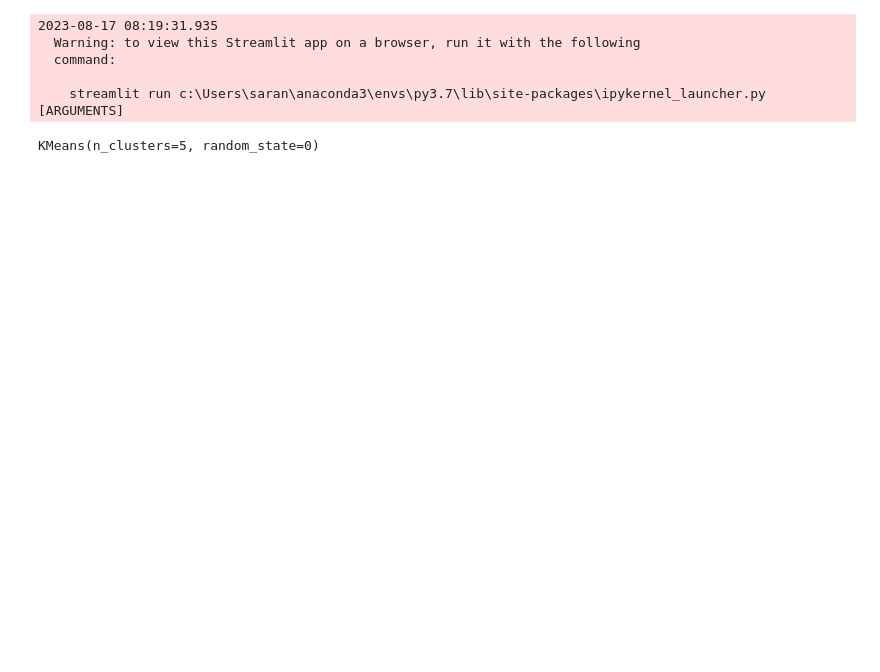
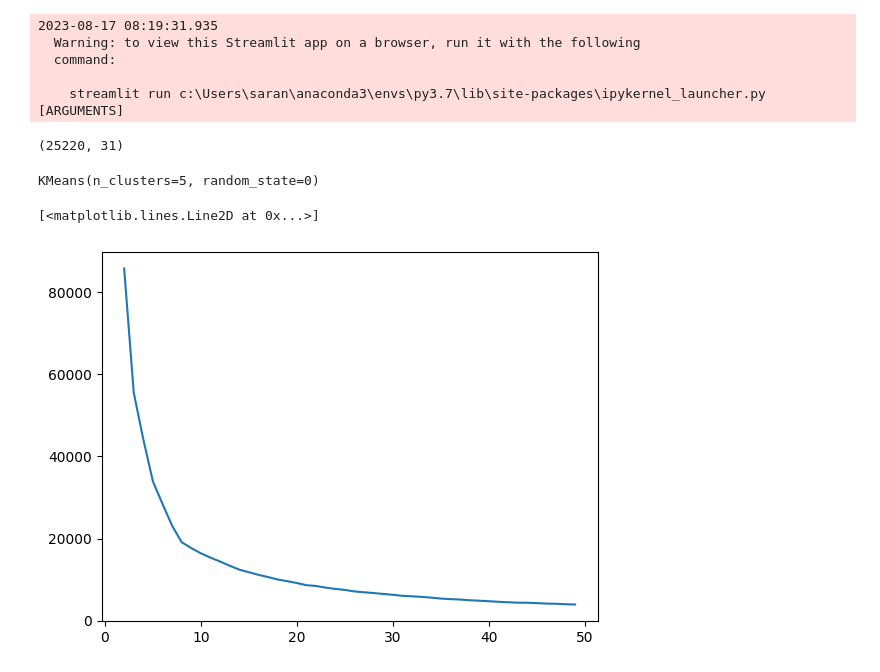
Before and after one commit to saran-rajendran/clustering-analysis, a Jupyter notebook: test.ipynb, the cells around one changed output. Drawn from its saved outputs; the diff is of its cells as text; code cells hidden in the pictures; blank space fills up the shorter version.

```diff
--- a/test.ipynb
+++ b/test.ipynb
@@ -58,8 +66,23 @@ df = pd.read_csv(r'.\data\20230619_09_7512_0037_Drahtprüfung.csv', sep=";")
+# %%
+df.shape
+# %% [output]
+(25220, 31)
 # %%
-kmeans = KMeans(n_clusters=5, random_state=0)
+# kmeans = KMeans(n_clusters=5, random_state=0)
 # %%
-kmeans.fit(df[["Abisolierungs-Einzeldefektflaeche_max", "Abisolierungs-Gesamtdefektflaeche"]].fillna(0))
+# kmeans.fit(df[["Differenz-Abisolierlänge", "Differenz-Abisolierposition", "Abisolierungs-Einzeldefektflaeche_max", "Abisolierungs-Gesamtdefektflaeche"]].fillna(0))
 # %% [output]
 KMeans(n_clusters=5, random_state=0)
 # %%
-df['label'] = kmeans.labels_
+# df['label'] = kmeans.labels_
+# %%
+wcss = {}
+for i in range(2, 50):
+    kmeans = KMeans(n_clusters = i, init = 'k-means++', random_state = 9)
+    kmeans.fit(df[["Differenz_Abisolierlaenge_max", "Differenz_Abisolierposition", "Abisolierungs-Einzeldefektflaeche_max", "Abisolierungs-Gesamtdefektflaeche"]].fillna(0))
+    wcss[i] = kmeans.inertia_
+# %%
+plt.plot(wcss.keys(), wcss.values())
+# %% [output]
+[<matplotlib.lines.Line2D at 0x...>]
+[figure, added]
```
Also changed, not shown: parts of 6 cells of this notebook, 1 other file.
